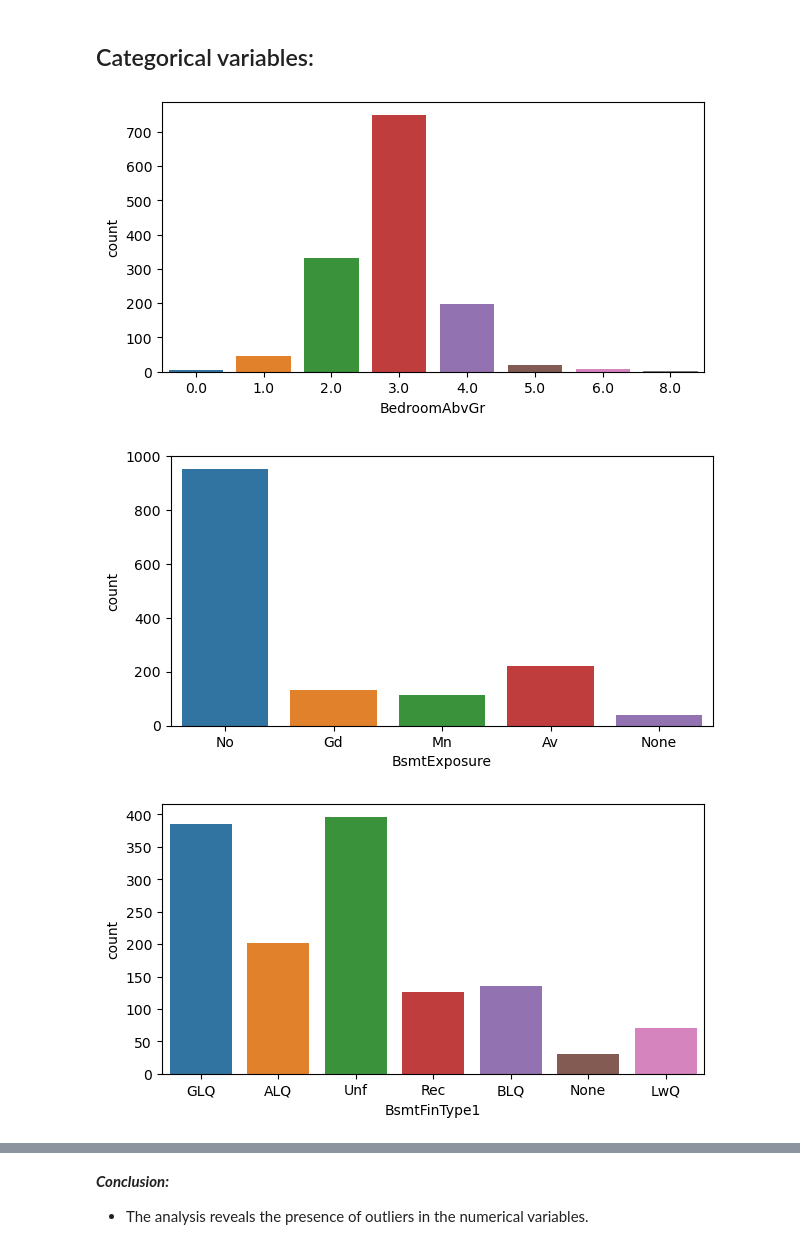
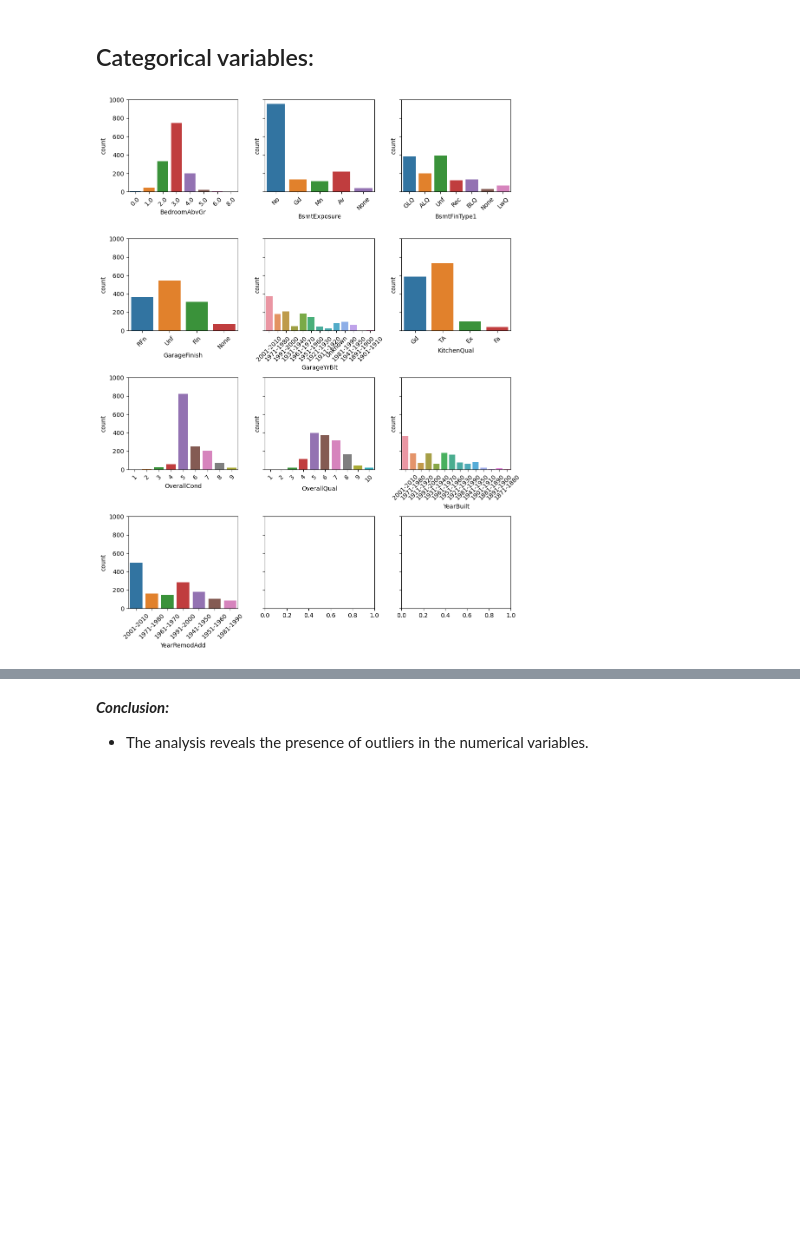
Before and after one commit to Axellewing/Heritage-Housing-issues, a Jupyter notebook: Modeling & Evaluation.ipynb, the cells around one changed output, grey strips where cells are left out. Saved outputs shown, nothing was run; the diff lists cells and outputs as text; code cells hidden in the pictures; blank space fills up the shorter version.

Commit message:
Redefine business case, add comments, merge plots, cleaned modeling NB

```diff
--- a/Modeling & Evaluation.ipynb
+++ b/Modeling & Evaluation.ipynb
@@ -250,5 +183,9 @@ sns.heatmap(df.isna(), cbar=False)
 ***Conclusion:***
 
 - 'EnclosedPorch' and 'WoodDeckSF' should be removed due to missing values.
+# %%
+# removal of columns with large number of missing values
+df.drop('EnclosedPorch',axis=1,inplace=True)
+df.drop('WoodDeckSF',axis=1,inplace=True)
 # %%
 def check_dataframe(df, head=5, tail = 5):
@@ -298,6 +239,3 @@ for col in df.columns:
 ***Conclusion:***
 
 - There is no constants.
-# %%
-for col in df.columns:
-    print(df[col].value_counts(),end='\n \n')
@@ -322,7 +242,8 @@ Name: SalePrice, Length: 663, dtype: int64
 # %%
+# numerical vs categorical variables
 numerics=['1stFlrSF','2ndFlrSF','BsmtFinSF1','BsmtUnfSF','GarageArea','GrLivArea','LotArea','LotFrontage',
-          'MasVnrArea','OpenPorchSF','TotalBsmtSF','WoodDeckSF','SalePrice']
-categories=['BedroomAbvGr','BsmtExposure','BsmtFinType1','EnclosedPorch','GarageFinish','GarageYrBlt','KitchenQual',
+          'MasVnrArea','OpenPorchSF','TotalBsmtSF','SalePrice']
+categories=['BedroomAbvGr','BsmtExposure','BsmtFinType1','GarageFinish','GarageYrBlt','KitchenQual',
             'OverallCond','OverallQual','YearBuilt','YearRemodAdd']
 # %% [markdown]
 ## 1. Univariate Analysis:
@@ -331,9 +295,10 @@ categories=['BedroomAbvGr','BsmtExposure','BsmtFinType1','EnclosedPorch','Garage
 # %%
-for col in [category for category in categories if category not in constants]:
-    plt.figure(figsize=(7,3.5))
-    sns.countplot(x= col, data= df)
-    plt.show()
+# plot categorical variables, value count per category
+fig, ax = plt.subplots(4, 3, figsize=(10, 13), sharey=True)
+for i, col in enumerate([category for category in categories if category not in constants]):
+    sns.countplot(ax=ax[i//3, i%3], x=col, data=df)
+    ax[i//3, i%3].tick_params(axis='x', rotation=45)
+plt.tight_layout()
+plt.show()
 # %% [output]
-[figure, old version]
+[figure, new version]
-[figure, removed]
-[figure, removed]
```
Also changed, not shown: parts of 82 cells of this notebook, 4 other files.
